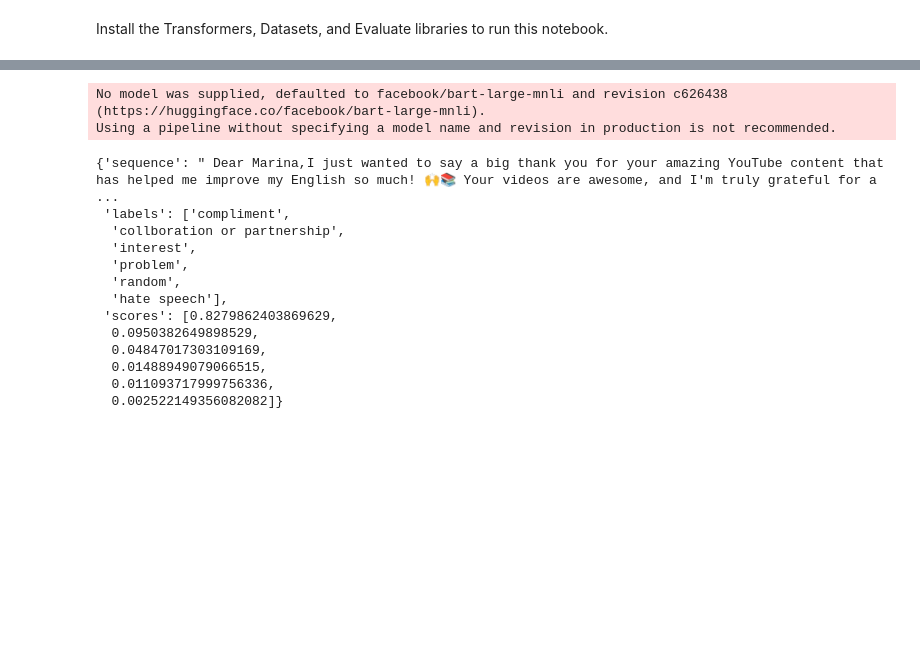
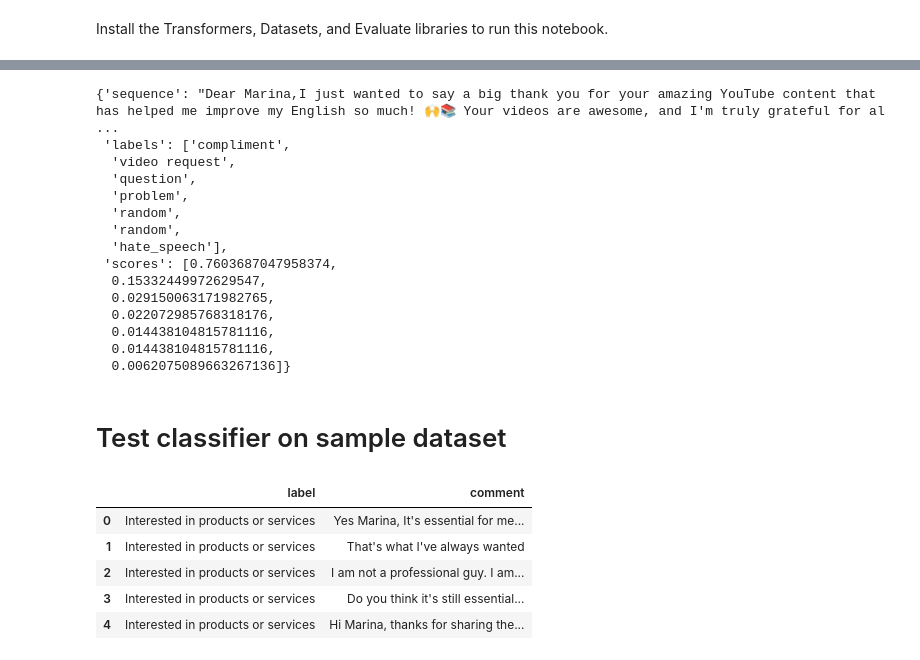
Before and after one commit to yjyjyjy/agent, a Jupyter notebook: notebooks/huggingface_sentence_classifier.ipynb, the cells around one changed output, grey strips where cells are left out. Cells and saved outputs as stored; diff of their text form; code cells hidden in the pictures; blank space fills up the shorter version.

```diff
--- a/notebooks/huggingface_sentence_classifier.ipynb
+++ b/notebooks/huggingface_sentence_classifier.ipynb
@@ -25,33 +31,22 @@ Successfully installed datasets-2.14.5 dill-0.3.7 evaluate-0.4.1 huggingface-hub
 # %%
-from transformers import pipeline
-
-classifier = pipeline("zero-shot-classification") # uses facebook/bart-large-mnli revision c626438
-
-# Classification of the messages:
-# 1. Problems with products/services
-# 2. Interested in products or services
-# 3. Collaboration/partnership opportunities
-# 4. Compliments
-# 5. Hate Speech
-# 6. Random
-
-classifier(
-    "Dear Marina,I just wanted to say a big thank you for your amazing YouTube content that has helped me improve my English so much! 🙌📚 Your videos are awesome, and I'm truly grateful for all the valuable lessons and tips you share. Keep up the fantastic work! 💓👏🌟 ",
-    candidate_labels=["problem", "interest", "collboration or partnership", "compliment", "hate speech", "random"],
+result = classifier(
+    "Dear Marina,I just wanted to say a big thank you for your amazing YouTube content that has helped me improve my English so much! 🙌📚 Your videos are awesome, and I'm truly grateful for all the valuable lessons and tips you share. Keep up the fantastic work! 💓👏🌟",
+    candidate_labels=classifier_labels,
 )
+result
 # %% [output]
-No model was supplied, defaulted to facebook/bart-large-mnli and revision c626438 (https://huggingface.co/facebook/bart-large-mnli).
-Using a pipeline without specifying a model name and revision in production is not recommended.
+{'sequence': "Dear Marina,I just wanted to say a big thank you for your amazing YouTube content that has helped me improve my English so much! 🙌📚 Your videos are awesome, and I'm truly grateful for al ...
+ 'labels': ['compliment',
+  'video request',
+  'question',
+  'problem',
+  'random',
+  'random',
+  'hate_speech'],
+ 'scores': [0.7603687047958374,
+  0.15332449972629547,
+  0.029150063171982765,
+  0.022072985768318176,
+  0.014438104815781116,
+  0.014438104815781116,
+  0.0062075089663267136]}
-{'sequence': " Dear Marina,I just wanted to say a big thank you for your amazing YouTube content that has helped me improve my English so much! 🙌📚 Your videos are awesome, and I'm truly grateful for a ...
- 'labels': ['compliment',
-  'collboration or partnership',
-  'interest',
-  'problem',
-  'random',
-  'hate speech'],
- 'scores': [0.8279862403869629,
-  0.0950382649898529,
-  0.04847017303109169,
-  0.01488949079066515,
-  0.011093717999756336,
-  0.002522149356082082]}
@@ -57,0 +59,12 @@ Using a pipeline without specifying a model name and revision in production is n
+# %% [markdown]
+# Test classifier on sample dataset
+# %%
+df = pd.read_csv("sample.csv")
+df.head()
+# %% [output]
+|  | label | comment |
+| 0 | Interested in products or services | Yes Marina, It's essential for me... |
+| 1 | Interested in products or services | That's what I've always wanted |
+| 2 | Interested in products or services | I am not a professional guy. I am... |
+| 3 | Interested in products or services | Do you think it's still essential... |
+| 4 | Interested in products or services | Hi Marina, thanks for sharing the... |
```
Also changed, not shown: parts of 22 cells of this notebook, 2 other files.
